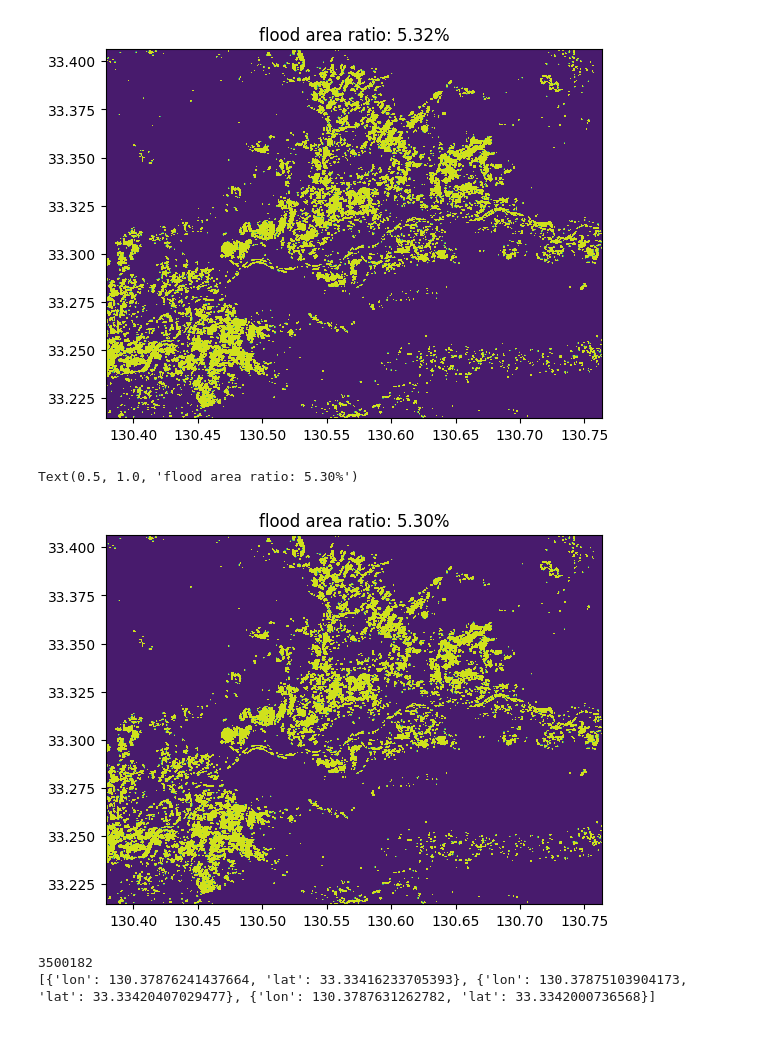
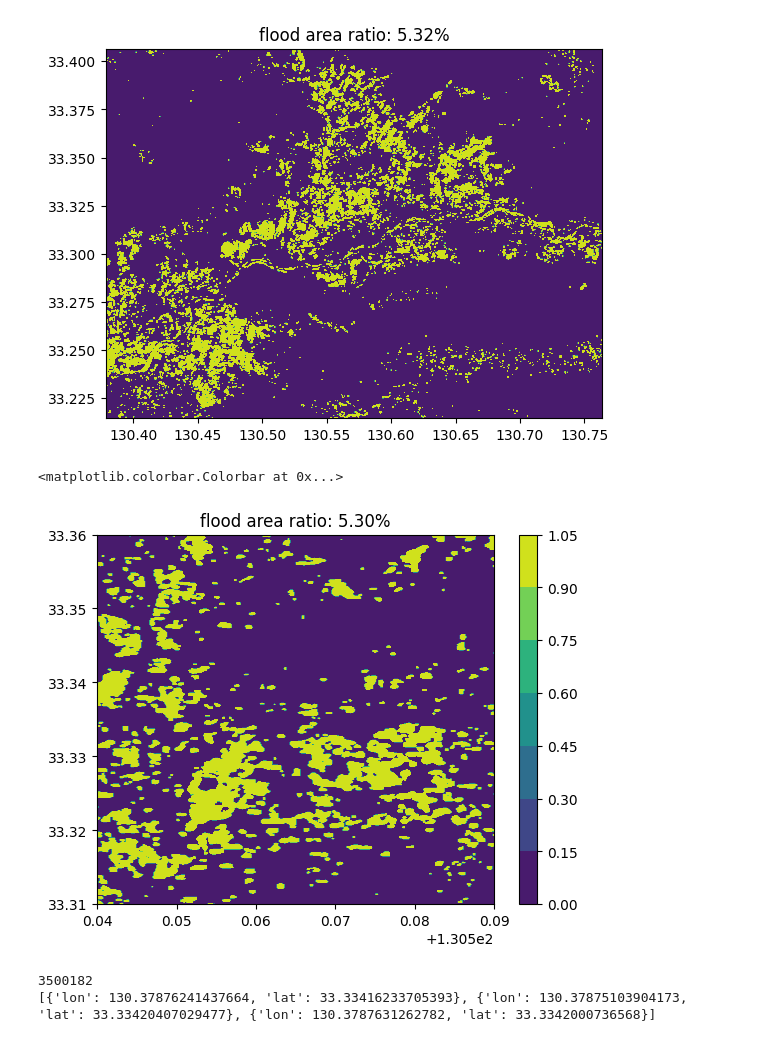
Before and after one commit to eukarya-inc/plateau-2023-uc01-satellite-analytics, a Jupyter notebook: PLATEAU-FloodSAR/2_GeneratePointGroup.ipynb, the cells around one changed output. Drawn from its saved outputs; the diff is of its cells as text; code cells hidden in the pictures.

```diff
--- a/PLATEAU-FloodSAR/2_GeneratePointGroup.ipynb
+++ b/PLATEAU-FloodSAR/2_GeneratePointGroup.ipynb
@@ -141,11 +148,14 @@ Text(0.5, 1.0, 'flood area ratio: 5.32%')
 [figure]
 # %%
 floodmap_red = reduce_specles(floodmap,patchsize=3, specle_threshold=0.3)
-plt.contourf(lons,lats,floodmap_red)
+img = plt.contourf(lons,lats,floodmap_red)
 plt.title(f"flood area ratio: {100 * np.sum(floodmap_red) / totalsize:1.2f}%")
+plt.xlim([130.54, 130.59])
+plt.ylim([33.31, 33.36])
+plt.colorbar(img)
 # %% [output]
-Text(0.5, 1.0, 'flood area ratio: 5.30%')
+<matplotlib.colorbar.Colorbar at 0x...>
-[figure, old version]
+[figure, new version]
 # %%
 flood_pts = []
 nx, ny = floodmap_red.shape
```
Also changed, not shown: parts of 2 cells of this notebook, 8 other files.
